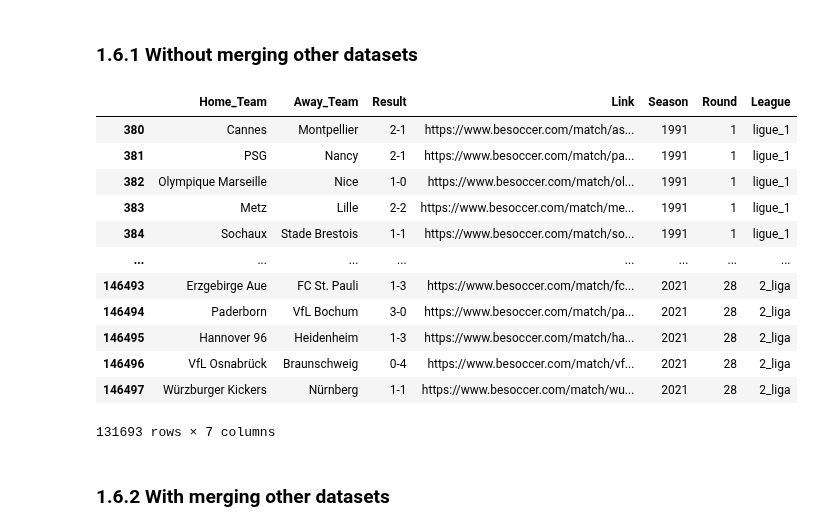
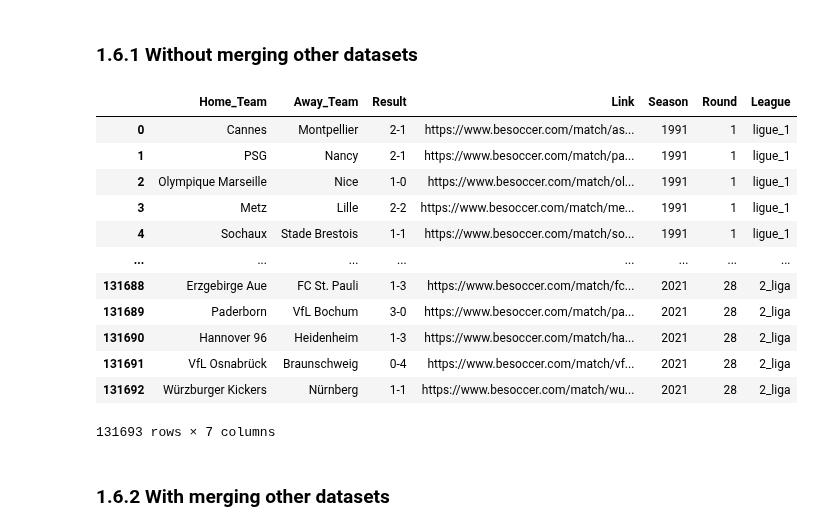
Before and after one commit to armanh3k/Football-Outcome-Predictions, a Jupyter notebook: eda.ipynb, the cells around one changed output. Saved outputs shown, nothing was run; the diff lists cells and outputs as text; code cells hidden in the pictures.

```diff
--- a/eda.ipynb
+++ b/eda.ipynb
@@ -703,44 +719,46 @@ for league in leagues:
 # 2. CLEAN HOME_TEAM, AWAY_TEAM COLUMNS
 errors = []
 for league in leagues:
     for year in range(1990, 2022):
         x = full_results_table.loc[(full_results_table['League'] == league) & (full_results_table['Season'] == year)]
 
         # if the unique Home_Teams and Away Teams are the same (sorted() function ensures they will be in same order) continue otherwise add to errors list
         if sorted(x['Home_Team'].unique()) == sorted(x['Away_Team'].unique()):
             continue
         else:
             #print('Error for', year, league)
             errors.append(f'{year} {league}')
             continue
 
 for i in errors:
     season, league = i.split(' ')
     full_results_table = full_results_table.loc[(full_results_table['League'] != league) | (full_results_table['Season'] != int(season))]
 
 
 # 3. CLEAN RESULTS COLUMN
 full_results_table = full_results_table.loc[full_results_table['Result'] != '18 MAR']
 full_results_table["Result"].loc[full_results_table['Result'] == '17 JAN'] = '0-0'
 full_results_table["Result"].loc[full_results_table['Result'] == '0 (0-0) 0'] = '0-0'
 full_results_table["Result"].loc[full_results_table['Result'] == '1 (0-0) 1'] = '1-1'
 full_results_table["Result"].loc[full_results_table['Result'] == '3 (3-2) 2'] = '3-2'
 full_results_table["Result"].loc[full_results_table['Result'] == '0 (0-1) 1'] = '0-1'
 
+full_results_table.reset_index(drop=True, inplace=True)
+
 full_results_table
 # %% [output]
 |  | Home_Team | Away_Team | Result | Link | Season | Round | League |
-| 380 | Cannes | Montpellier | 2-1 | https://www.besoccer.com/match/as... | 1991 | 1 | ligue_1 |
-| 381 | PSG | Nancy | 2-1 | https://www.besoccer.com/match/pa... | 1991 | 1 | ligue_1 |
-| 382 | Olympique Marseille | Nice | 1-0 | https://www.besoccer.com/match/ol... | 1991 | 1 | ligue_1 |
-| 383 | Metz | Lille | 2-2 | https://www.besoccer.com/match/me... | 1991 | 1 | ligue_1 |
-| 384 | Sochaux | Stade Brestois | 1-1 | https://www.besoccer.com/match/so... | 1991 | 1 | ligue_1 |
+| 0 | Cannes | Montpellier | 2-1 | https://www.besoccer.com/match/as... | 1991 | 1 | ligue_1 |
+| 1 | PSG | Nancy | 2-1 | https://www.besoccer.com/match/pa... | 1991 | 1 | ligue_1 |
+| 2 | Olympique Marseille | Nice | 1-0 | https://www.besoccer.com/match/ol... | 1991 | 1 | ligue_1 |
+| 3 | Metz | Lille | 2-2 | https://www.besoccer.com/match/me... | 1991 | 1 | ligue_1 |
+| 4 | Sochaux | Stade Brestois | 1-1 | https://www.besoccer.com/match/so... | 1991 | 1 | ligue_1 |
 | ... | ... | ... | ... | ... | ... | ... | ... |
-| 146493 | Erzgebirge Aue | FC St. Pauli | 1-3 | https://www.besoccer.com/match/fc... | 2021 | 28 | 2_liga |
-| 146494 | Paderborn | VfL Bochum | 3-0 | https://www.besoccer.com/match/pa... | 2021 | 28 | 2_liga |
-| 146495 | Hannover 96 | Heidenheim | 1-3 | https://www.besoccer.com/match/ha... | 2021 | 28 | 2_liga |
-| 146496 | VfL Osnabrück | Braunschweig | 0-4 | https://www.besoccer.com/match/vf... | 2021 | 28 | 2_liga |
-| 146497 | Würzburger Kickers | Nürnberg | 1-1 | https://www.besoccer.com/match/wu... | 2021 | 28 | 2_liga |
+| 131688 | Erzgebirge Aue | FC St. Pauli | 1-3 | https://www.besoccer.com/match/fc... | 2021 | 28 | 2_liga |
+| 131689 | Paderborn | VfL Bochum | 3-0 | https://www.besoccer.com/match/pa... | 2021 | 28 | 2_liga |
+| 131690 | Hannover 96 | Heidenheim | 1-3 | https://www.besoccer.com/match/ha... | 2021 | 28 | 2_liga |
+| 131691 | VfL Osnabrück | Braunschweig | 0-4 | https://www.besoccer.com/match/vf... | 2021 | 28 | 2_liga |
+| 131692 | Würzburger Kickers | Nürnberg | 1-1 | https://www.besoccer.com/match/wu... | 2021 | 28 | 2_liga |
 131693 rows × 7 columns
 # %%
 full_results_table.to_csv("cleaned_football_datasets/cleaned_dataset_no_merge.csv")
```
Also changed, not shown: parts of 1 cell of this notebook, 2 other files.
